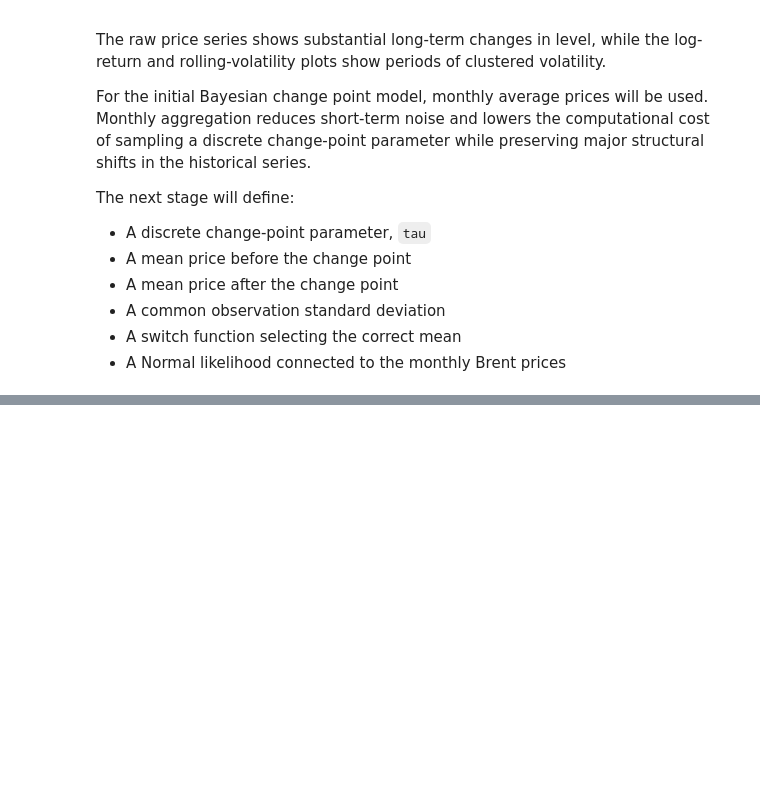
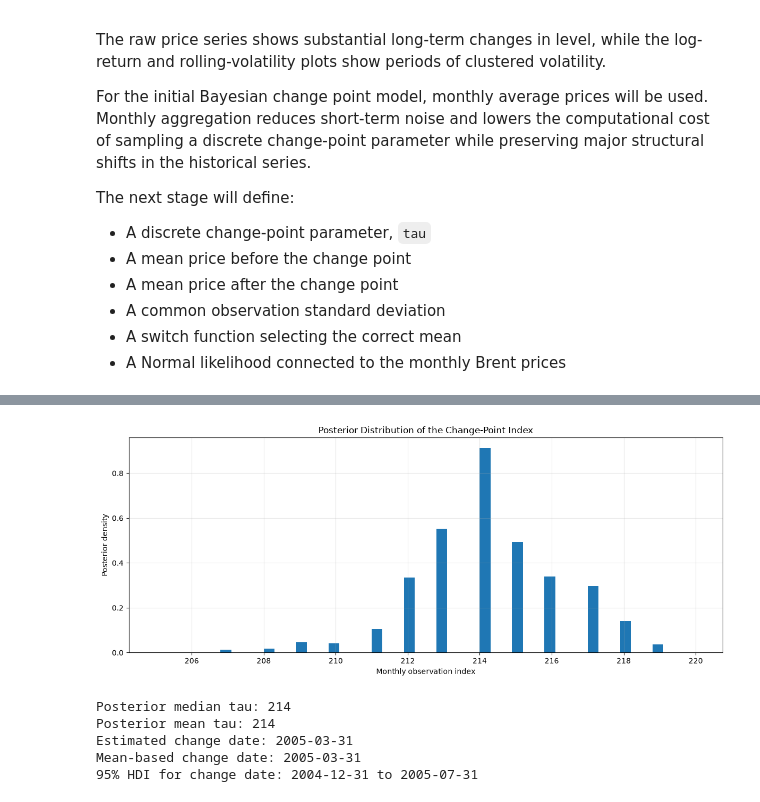
Before and after one commit to Bilen189/brent-oil-change-point-analysis, a Jupyter notebook: notebooks/task_2_change_point_modeling.ipynb, the cells around one changed output, grey strips where cells are left out. Drawn from its saved outputs; the diff is of its cells as text; code cells hidden in the pictures; blank space fills up the shorter version.

```diff
--- a/notebooks/task_2_change_point_modeling.ipynb
+++ b/notebooks/task_2_change_point_modeling.ipynb
@@ -435,0 +706,65 @@ The next stage will define:
+# %%
+tau_samples = (
+    trace.posterior["tau"]
+    .values
+    .reshape(-1)
+    .astype(int)
+)
+
+fig, ax = plt.subplots(figsize=(12, 5))
+
+ax.hist(
+    tau_samples,
+    bins=50,
+    density=True,
+)
+
+ax.set_title("Posterior Distribution of the Change-Point Index")
+ax.set_xlabel("Monthly observation index")
+ax.set_ylabel("Posterior density")
+ax.grid(alpha=0.3)
+
+plt.tight_layout()
+
+plt.savefig(
+    FIGURES_PATH / "task_2_tau_posterior_index.png",
+    dpi=300,
+    bbox_inches="tight",
+)
+
+plt.show()
+# %% [output]
+[figure, added]
+# %%
+tau_median = int(np.median(tau_samples))
+tau_mean = int(np.round(np.mean(tau_samples)))
+
+tau_hdi = az.hdi(
+    tau_samples,
+    prob=0.95,
+)
+
+tau_hdi_lower = int(np.floor(tau_hdi[0]))
+tau_hdi_upper = int(np.ceil(tau_hdi[1]))
+
+change_date_median = model_dates.iloc[tau_median]
+change_date_mean = model_dates.iloc[tau_mean]
+change_date_lower = model_dates.iloc[tau_hdi_lower]
+change_date_upper = model_dates.iloc[tau_hdi_upper]
+
+print(f"Posterior median tau: {tau_median}")
+print(f"Posterior mean tau: {tau_mean}")
+print(f"Estimated change date: {change_date_median.date()}")
+print(f"Mean-based change date: {change_date_mean.date()}")
+print(
+    "95% HDI for change date:",
+    change_date_lower.date(),
+    "to",
+    change_date_upper.date(),
+)
+# %% [output]
+Posterior median tau: 214
+Posterior mean tau: 214
+Estimated change date: 2005-03-31
+Mean-based change date: 2005-03-31
+95% HDI for change date: 2004-12-31 to 2005-07-31
```
Also changed, not shown: parts of 19 cells of this notebook, 9 other files.
